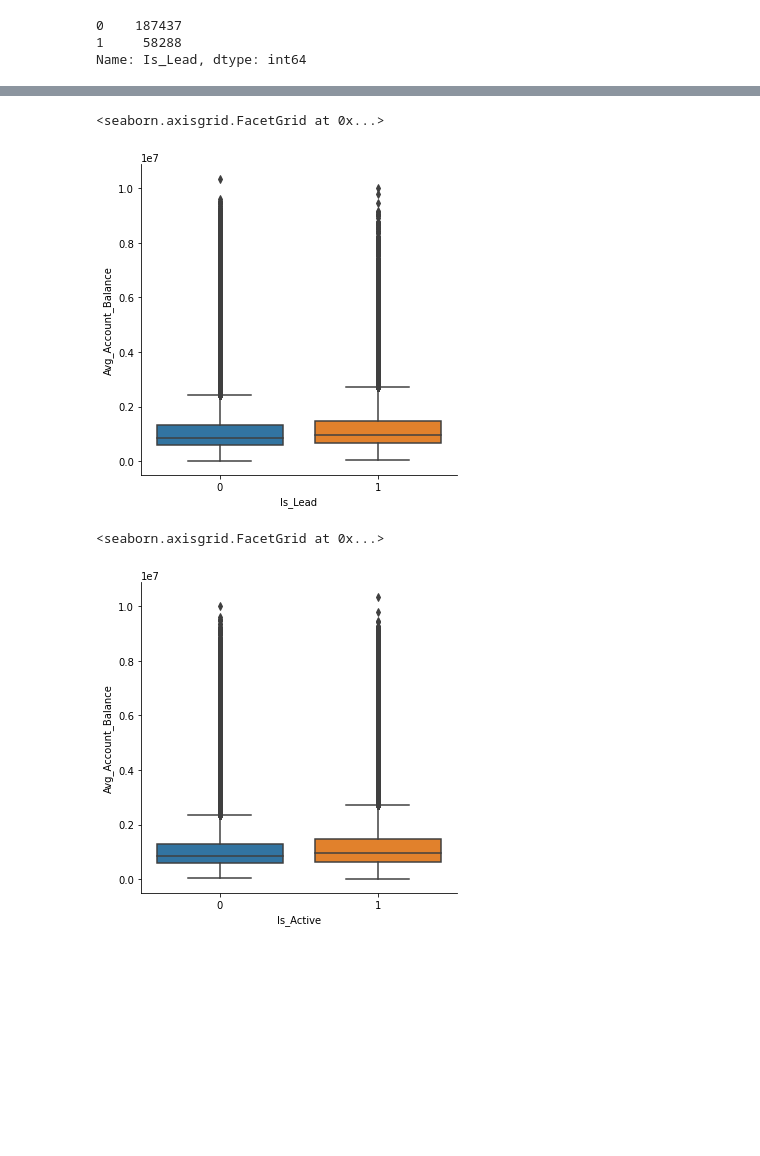
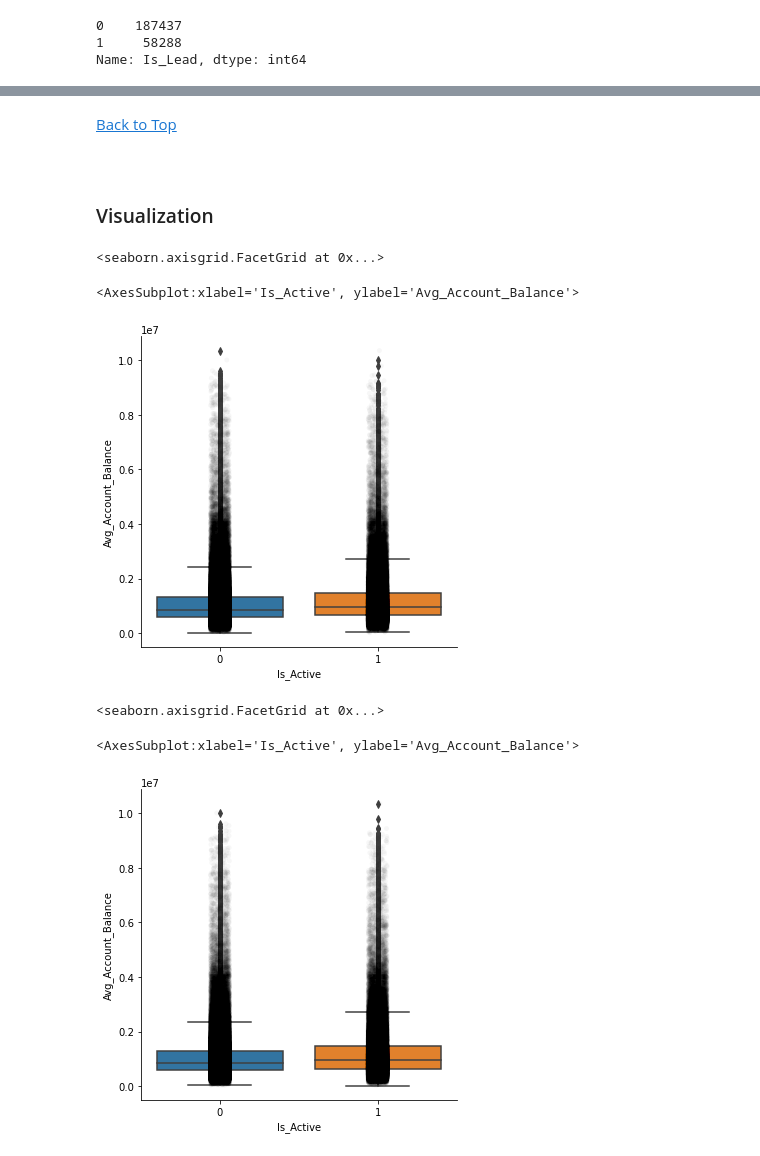
Before and after one commit to YamCooper/Sales_Lead_Analysis_Prediction_ML, a Jupyter notebook: One.ipynb, the cells around one changed output, grey strips where cells are left out. Saved outputs shown, nothing was run; the diff lists cells and outputs as text; code cells hidden in the pictures; blank space fills up the shorter version.

```diff
--- a/One.ipynb
+++ b/One.ipynb
@@ -370,16 +393,24 @@ dfmod.sample(10)
+# %% [markdown]
+[Back to Top](#Top)
+# %% [markdown]
+<a id="viz"></a>
+# %% [markdown]
+### Visualization
 # %%
 # Look at the differences between leads and non-leads in terms of average account balance
-### Customers that have left have a higher monthly charge
 
-sns.factorplot(x = 'Is_Lead', y = 'Avg_Account_Balance', data = dfmod,  kind="box")
+sns.catplot(x = 'Is_Lead', y = 'Avg_Account_Balance', data = dfmod,  kind="box")
+sns.stripplot(x = 'Is_Active', y = 'Avg_Account_Balance', data = dfmod, jitter=0.06,color='k',alpha=0.03)
 # %% [output]
 <seaborn.axisgrid.FacetGrid at 0x...>
+<AxesSubplot:xlabel='Is_Active', ylabel='Avg_Account_Balance'>
-[figure, old version]
+[figure, new version]
 # %%
 # Look at the differences between active and inactive clients in terms of average account balance
-### Customers that have left have a higher monthly charge
 
-sns.factorplot(x = 'Is_Active', y = 'Avg_Account_Balance', data = dfmod,  kind="box")
+sns.catplot(x = 'Is_Active', y = 'Avg_Account_Balance', data = dfmod,  kind="box")
+sns.stripplot(x = 'Is_Active', y = 'Avg_Account_Balance', data = dfmod, jitter=0.06,color='k',alpha=0.03)
 # %% [output]
 <seaborn.axisgrid.FacetGrid at 0x...>
+<AxesSubplot:xlabel='Is_Active', ylabel='Avg_Account_Balance'>
-[figure, old version]
+[figure, new version]
```
Also changed, not shown: parts of 114 cells of this notebook.
